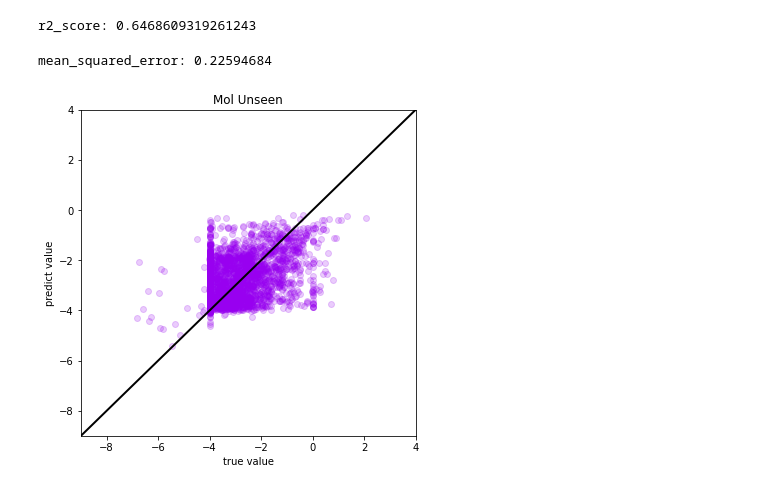
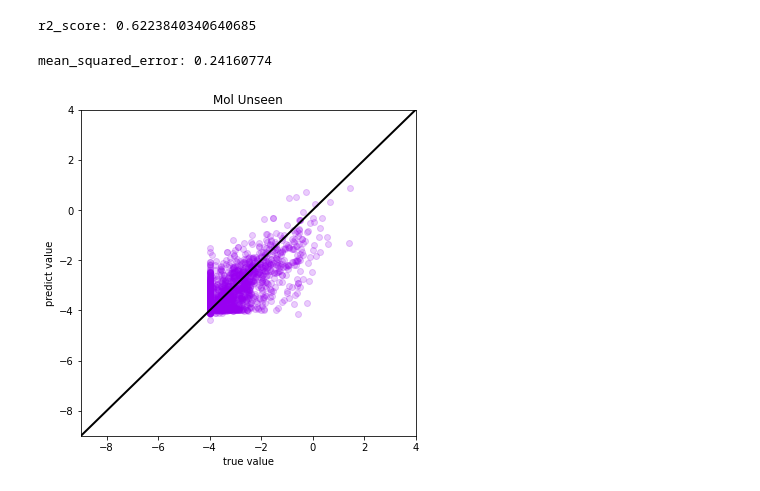
Before and after one commit to David-BominWei/DeepLPI, a Jupyter notebook: DeepLPI_6165_Reg-Daviscp_Evaluation.ipynb, the cells around one changed output. Saved outputs shown, nothing was run; the diff lists cells and outputs as text; code cells hidden in the pictures.

```diff
--- a/DeepLPI_6165_Reg-Daviscp_Evaluation.ipynb
+++ b/DeepLPI_6165_Reg-Daviscp_Evaluation.ipynb
@@ -1,5 +1,5 @@
 # %%
-model_path = "/home/wbm001/deeplpi/DeepLPI/output/model/v9b3-davisreg-e900_best.pth.tar"
+model_path = "/home/wbm001/deeplpi/DeepLPI/output/model/v9b3-davisreg-e950.pth.tar"
 test_path = "/home/wbm001/deeplpi/data/davis/testset.csv"
 plot_path = "/home/wbm001/deeplpi/DeepLPI/output/plot/DeepLPI_6165_Reg_Davis/"
 
@@ -39,7 +39,7 @@ class resBlock(nn.Module):
         return F.relu(left + right)
 
 class cnnModule(nn.Module):
-    def __init__(self, in_channel, out_channel, hidden_channel=32, dropout=0.3):
+    def __init__(self, in_channel, out_channel, hidden_channel=32, dropout=0.3, headpooling=False):
         super().__init__()
 
         self.head = nn.Sequential (
@@ -47,7 +47,7 @@ class cnnModule(nn.Module):
             nn.BatchNorm1d(hidden_channel),
             nn.ReLU(inplace=True),
             nn.Dropout(p=dropout),
-            nn.MaxPool1d(2)
+            nn.MaxPool1d(5, stride=3) if headpooling == True else nn.MaxPool1d(2)
         )
 
         self.cnn = nn.Sequential (
@@ -69,14 +69,14 @@ class DeepLPI(nn.Module):
         self.molshape = molshape
         self.seqshape = seqshape
 
-        self.molcnn = cnnModule(1,16)
-        self.seqcnn = cnnModule(1,16)
+        self.molcnn = cnnModule(1, 16, dropout=dropout)
+        self.seqcnn = cnnModule(1, 16, dropout=dropout, headpooling=True)
 
-        self.pool = nn.AvgPool1d(5, stride = 3)
+        self.pool = nn.AvgPool1d(7, stride = 5, padding=2)
         self.lstm = nn.LSTM(16, 16, num_layers=2, batch_first=True, bidirectional=True)
 
         self.mlp = nn.Sequential (
-            nn.Linear(round(((300+6165)/4-2)*2/3) * 16, 1024),
+            nn.Linear(round(self.molshape/4+self.seqshape/30) * 16 * 2, 1024),
             nn.BatchNorm1d(1024),
             nn.ReLU(),
             nn.Dropout(p=dropout),
@@ -84,7 +84,7 @@ class DeepLPI(nn.Module):
             nn.Linear(1024, 128),
             nn.BatchNorm1d(128),
             nn.ReLU(),
-            nn.Dropout(p=0.2),
+            nn.Dropout(p=dropout),
 
             nn.Linear(128, 1),
         )
@@ -94,13 +94,15 @@ class DeepLPI(nn.Module):
         seq = self.seqcnn(seq.reshape(-1,1,self.seqshape))
 
         # put data into lstm
+        seq = self.pool(seq)
+        # print(mol.shape,seq.shape)
         x = torch.cat((mol,seq),2)
-        x = self.pool(x)
-        # print(x.shape)
-        x = x.reshape(-1,round(((self.molshape+self.seqshape)/4-2)/3),16)
+        # print(mol.shape)
+        x = x.reshape(-1,round(self.molshape/4+self.seqshape/30),16)
 
         x,_ = self.lstm(x)
         # fully connect layer
+        # print(x.shape)
         x = self.mlp(x.flatten(1))
 
         x = x.flatten()
@@ -142,11 +143,11 @@ from sklearn.metrics import r2_score, mean_squared_error
 
 print("r2_score: " + str(r2_score(test_label,pred)))
 # %% [output]
-r2_score: 0.6468609319261243
+r2_score: 0.6223840340640685
 # %%
 print("mean_squared_error: " + str(mean_squared_error(test_label,pred)))
 # %% [output]
-mean_squared_error: 0.22594684
+mean_squared_error: 0.24160774
 # %%
 import numpy as np
 import matplotlib.pyplot as plt
@@ -155,16 +156,16 @@ from matplotlib.colors import ListedColormap, LinearSegmentedColormap
 # %%
 from mlxtend.plotting import plot_confusion_matrix
 from mlxtend.evaluate import confusion_matrix
 
 cmap = LinearSegmentedColormap.from_list("mycmap", ["#DEC0F0", "#9800F0"])
 fig = plt.figure(figsize=(6, 6))
 plt.xlabel("true value")
 plt.ylabel("predict value")
-plt.scatter(unseenmol_lab, unseenmol_pred, alpha = 0.2, color='#9800F0')
+plt.scatter(test_label, pred, alpha = 0.2, color='#9800F0')
 plt.plot(range(-9,5), range(-9,5),color="black",linewidth=2)
 plt.xlim(-9,4)
 plt.ylim(-9,4)
 plt.title("Mol Unseen")
 plt.savefig(plot_path + "unseenmol_confusion_mat.svg", dpi=200)
 # %% [output]
-[figure, old version]
+[figure, new version]
```
Also changed, not shown: parts of 4 cells of this notebook, 6 other files.
